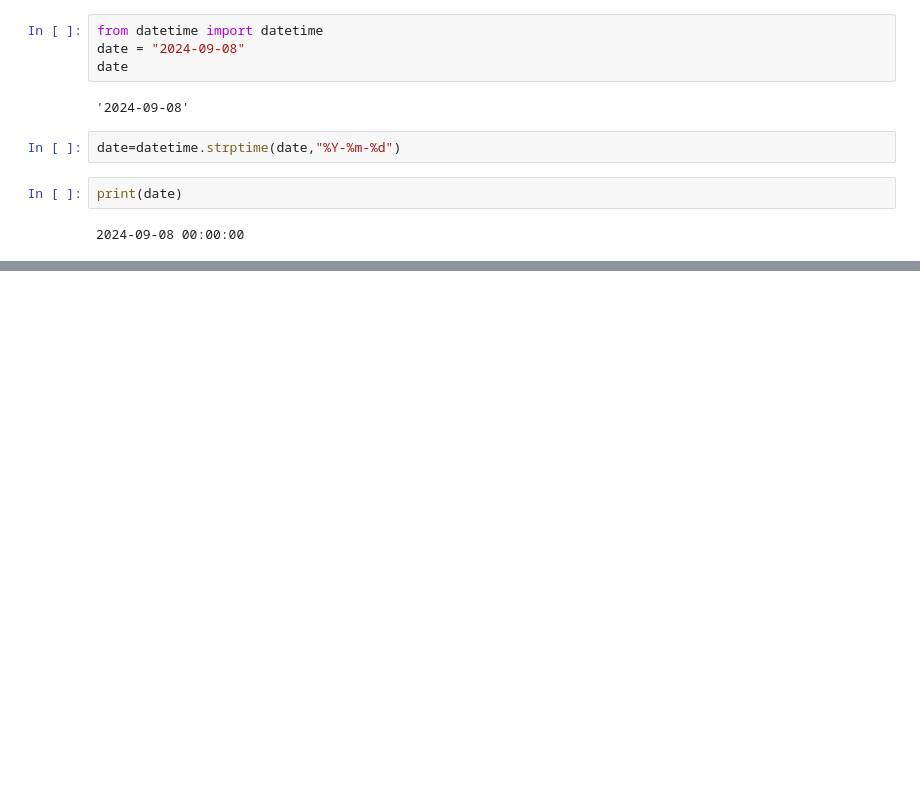
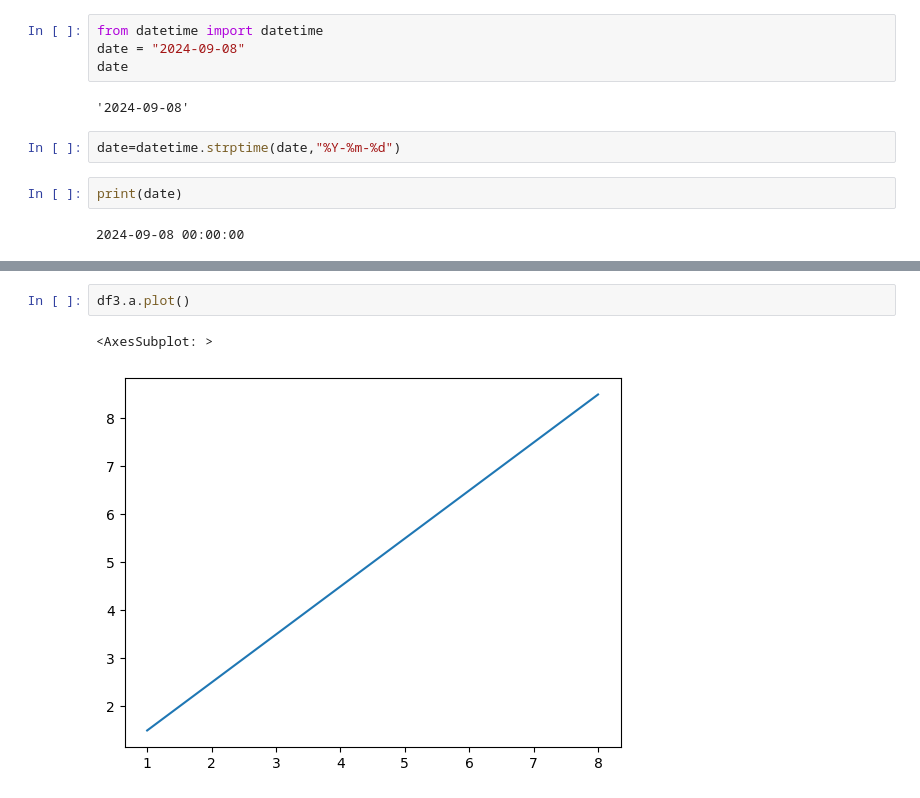
Before and after one commit to Yash87015/YASH, a Jupyter notebook: pandas.ipynb, the cells around one changed output, grey strips where cells are left out. Saved outputs shown, nothing was run; the diff lists cells and outputs as text; blank space fills up the shorter version.

```diff
--- a/pandas.ipynb
+++ b/pandas.ipynb
@@ -2861,0 +2944,5 @@ print(date)
+# %%
+df3.a.plot()
+# %% [output]
+<AxesSubplot: >
+[figure, added]
```
Also changed, not shown: parts of 15 cells of this notebook, 7 other files.
